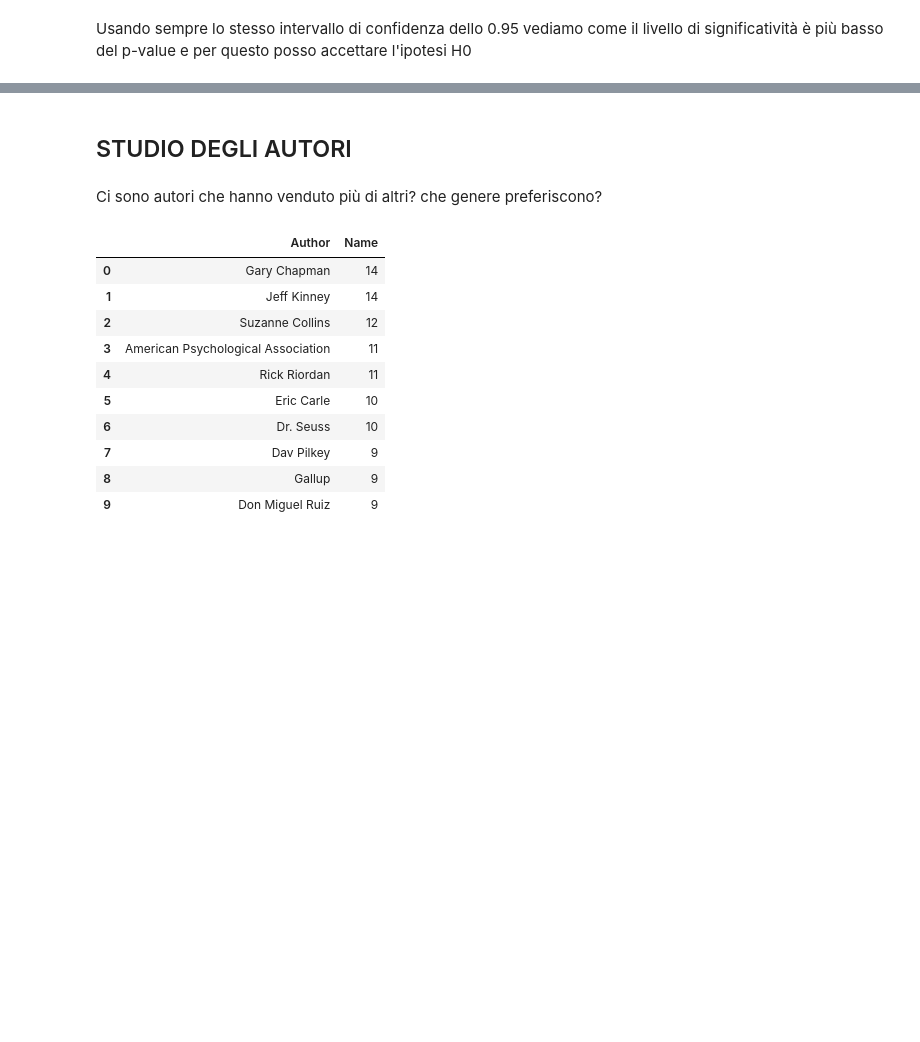
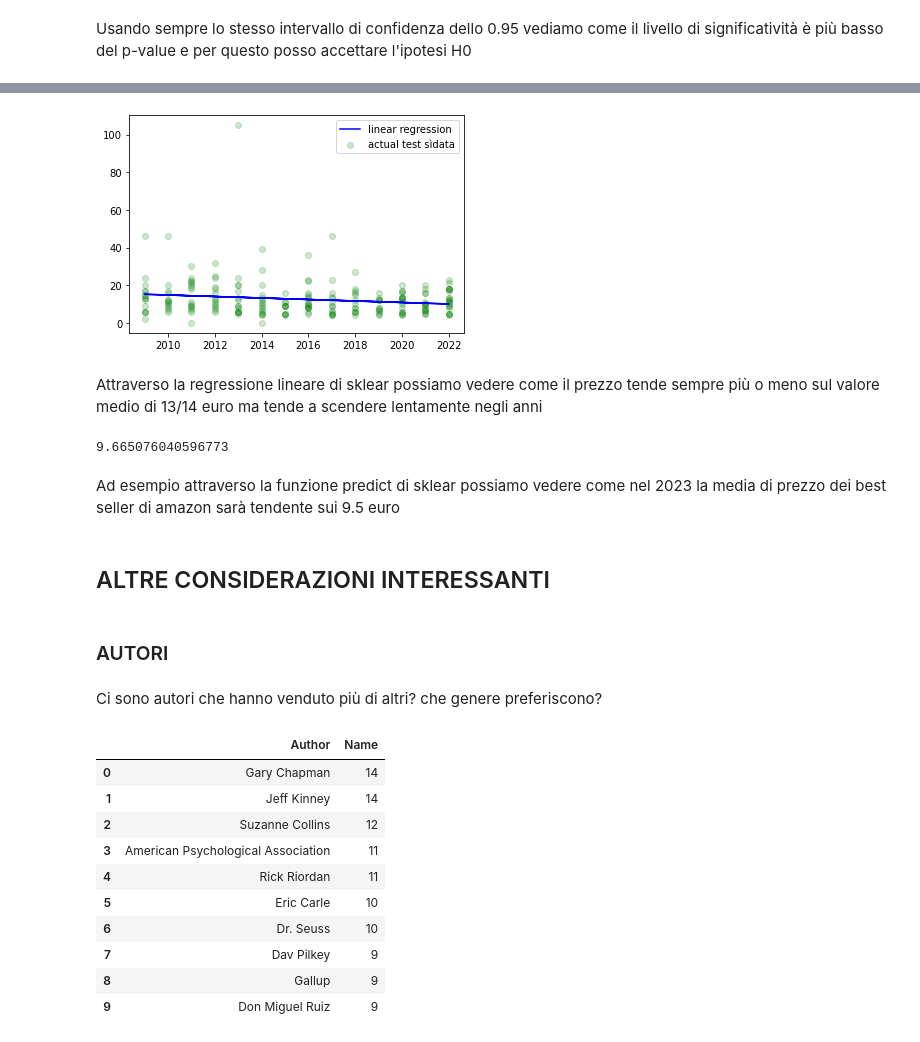
Before and after one commit to Nenne2000/BestSellerAmazon_Notebook, a Jupyter notebook: Notebook.ipynb, the cells around one changed output, grey strips where cells are left out. Saved outputs shown, nothing was run; the diff lists cells and outputs as text; code cells hidden in the pictures; blank space fills up the shorter version.

```diff
--- a/Notebook.ipynb
+++ b/Notebook.ipynb
@@ -406,5 +436,26 @@ Dallo studio della correlazione vediamo inoltre come il prezzo non incide su il
+# %%
+regressor = LinearRegression()
+lin_reg = regressor.fit(X_train.values.reshape(-1,1), y_train.values)
+# %%
+prediction = lin_reg.predict(X_valid.values.reshape(-1,1))
+plt.plot(X_valid, prediction, label='linear regression', color='b')
+plt.scatter(X_valid, y_valid, label='actual test sìdata', color='g',alpha = 0.2)
+plt.legend()
+plt.show()
+# %% [output]
+[figure, added]
+# %% [markdown]
+Attraverso la regressione lineare di sklear possiamo vedere come il prezzo tende sempre più o meno sul valore medio di 13/14 euro ma tende a scendere lentamente negli anni
+# %%
+lin_reg.predict(np.array([[2023]]))[0]
+# %% [output]
+9.665076040596773
+# %% [markdown]
+Ad esempio attraverso la funzione predict di sklear possiamo vedere come nel 2023 la media di prezzo dei best seller di amazon sarà tendente sui 9.5 euro
+# %% [markdown]
+## ALTRE CONSIDERAZIONI INTERESSANTI
 # %% [markdown]
-## STUDIO DEGLI AUTORI
+### AUTORI
 # %% [markdown]
 Ci sono autori che hanno venduto più di altri? che genere preferiscono?
 # %%
```
Also changed, not shown: parts of 15 cells of this notebook.
